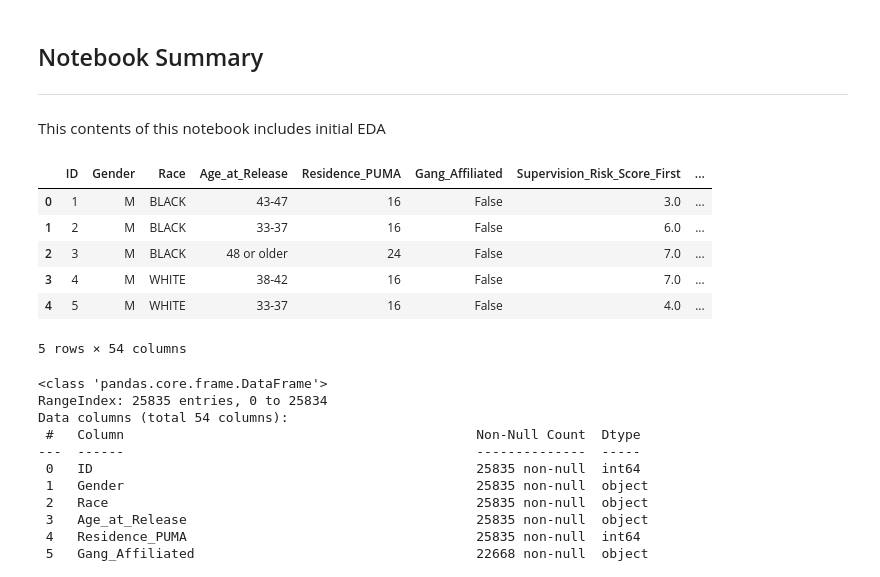
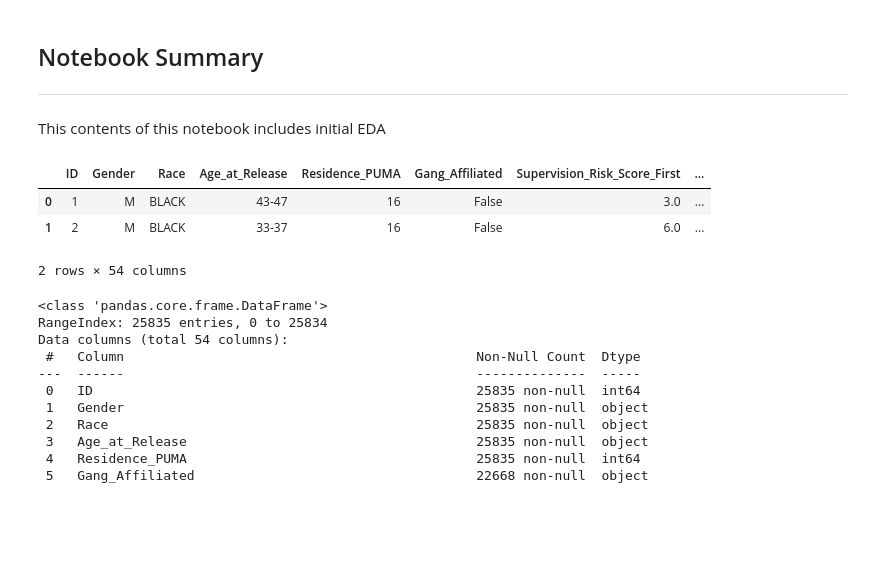
Before and after one commit to franknvk/NIJ-Recidivism-Forecasting-Group-Project, a Jupyter notebook: 1_EDA_DS.ipynb, the cells around one changed output. Drawn from its saved outputs; the diff is of its cells as text; code cells hidden in the pictures; blank space fills up the shorter version.

```diff
--- a/1_EDA_DS.ipynb
+++ b/1_EDA_DS.ipynb
@@ -12,15 +15,12 @@ import matplotlib.pyplot as plt
 #read in dataset
 recid_df = pd.read_csv('data/NIJ_s_Recidivism_Challenge_Full_Dataset.csv')
 # %%
-recid_df.head()
+recid_df.head(2)
 # %% [output]
 |  | ID | Gender | Race | Age_at_Release | Residence_PUMA | Gang_Affiliated | Supervision_Risk_Score_First | ... |
 | 0 | 1 | M | BLACK | 43-47 | 16 | False | 3.0 | ... |
 | 1 | 2 | M | BLACK | 33-37 | 16 | False | 6.0 | ... |
-| 2 | 3 | M | BLACK | 48 or older | 24 | False | 7.0 | ... |
-| 3 | 4 | M | WHITE | 38-42 | 16 | False | 7.0 | ... |
-| 4 | 5 | M | WHITE | 33-37 | 16 | False | 4.0 | ... |
-5 rows × 54 columns
+2 rows × 54 columns
 # %%
 recid_df.info()
 # %% [output]
```
Also changed, not shown: parts of 22 cells of this notebook.
